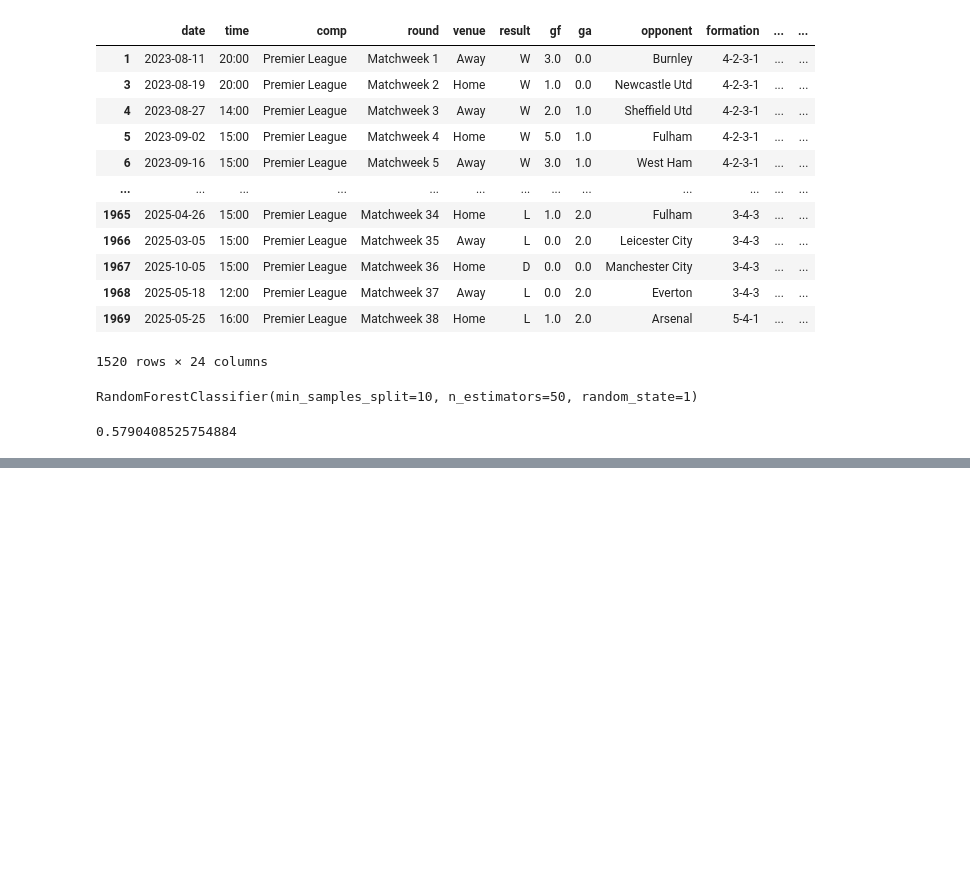
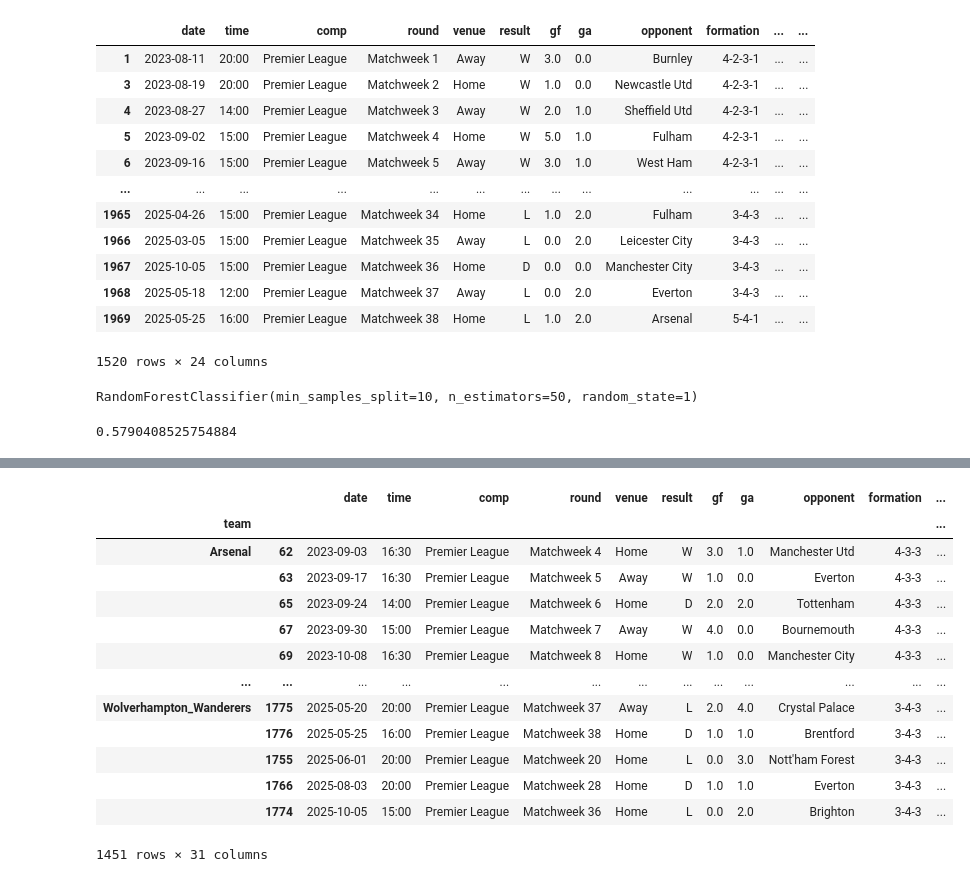
Before and after one commit to arifarman02/EPL-match-winner, a Jupyter notebook: prediction.ipynb, the cells around one changed output, grey strips where cells are left out. Drawn from its saved outputs; the diff is of its cells as text; code cells hidden in the pictures; blank space fills up the shorter version.

Commit message:
Working on improving accuracy

```diff
--- a/prediction.ipynb
+++ b/prediction.ipynb
@@ -210,0 +226,6 @@ acc
+# %%
+# Create more predictors to improve accuracy
+grouped_matches = matches.groupby('team')
+# %%
+group = grouped_matches.get_group('Manchester_City')
+group
@@ -210,0 +246,11 @@ acc
+# %%
+def rolling_averages(group, cols, new_cols):
+    group = group.sort_values('date')
+    rolling_stats = group[cols].rolling(3, closed='left').mean()
+    group[new_cols] = rolling_stats
+    group = group.dropna(subset=new_cols)
+    return group
+# %%
+cols = ['gf', 'ga', 'sh', 'sot', 'dist', 'fk', 'pk', 'pkatt']
+new_cols = [f'{c}_rolling' for c in cols]
+new_cols
@@ -210,0 +282,18 @@ acc
+# %%
+matches_rolling = matches.groupby('team').apply(lambda x: rolling_averages(x, cols, new_cols), include_groups=False)
+matches_rolling
+# %% [output]
+|  |  | date | time | comp | round | venue | result | gf | ga | opponent | formation | ... |
+| team |  |  |  |  |  |  |  |  |  |  |  | ... |
+| Arsenal | 62 | 2023-09-03 | 16:30 | Premier League | Matchweek 4 | Home | W | 3.0 | 1.0 | Manchester Utd | 4-3-3 | ... |
+|  | 63 | 2023-09-17 | 16:30 | Premier League | Matchweek 5 | Away | W | 1.0 | 0.0 | Everton | 4-3-3 | ... |
+|  | 65 | 2023-09-24 | 14:00 | Premier League | Matchweek 6 | Home | D | 2.0 | 2.0 | Tottenham | 4-3-3 | ... |
+|  | 67 | 2023-09-30 | 15:00 | Premier League | Matchweek 7 | Away | W | 4.0 | 0.0 | Bournemouth | 4-3-3 | ... |
+|  | 69 | 2023-10-08 | 16:30 | Premier League | Matchweek 8 | Home | W | 1.0 | 0.0 | Manchester City | 4-3-3 | ... |
+| ... | ... | ... | ... | ... | ... | ... | ... | ... | ... | ... | ... | ... |
+| Wolverhampton_Wanderers | 1775 | 2025-05-20 | 20:00 | Premier League | Matchweek 37 | Away | L | 2.0 | 4.0 | Crystal Palace | 3-4-3 | ... |
+|  | 1776 | 2025-05-25 | 16:00 | Premier League | Matchweek 38 | Home | D | 1.0 | 1.0 | Brentford | 3-4-3 | ... |
+|  | 1755 | 2025-06-01 | 20:00 | Premier League | Matchweek 20 | Home | L | 0.0 | 3.0 | Nott'ham Forest | 3-4-3 | ... |
+|  | 1766 | 2025-08-03 | 20:00 | Premier League | Matchweek 28 | Home | D | 1.0 | 1.0 | Everton | 3-4-3 | ... |
+|  | 1774 | 2025-10-05 | 15:00 | Premier League | Matchweek 36 | Home | L | 0.0 | 2.0 | Brighton | 3-4-3 | ... |
+1451 rows × 31 columns
```
Also changed, not shown: parts of 11 cells of this notebook.
